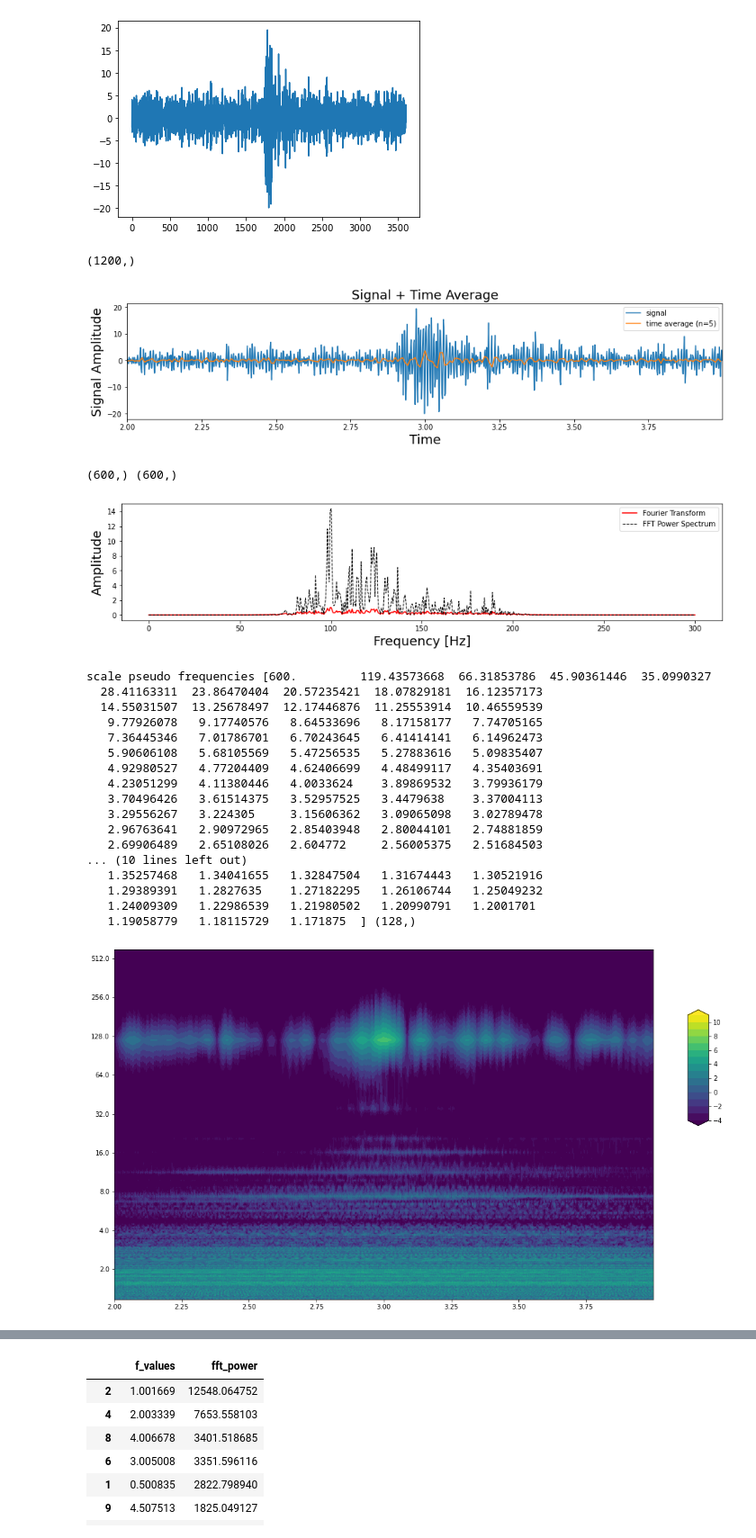
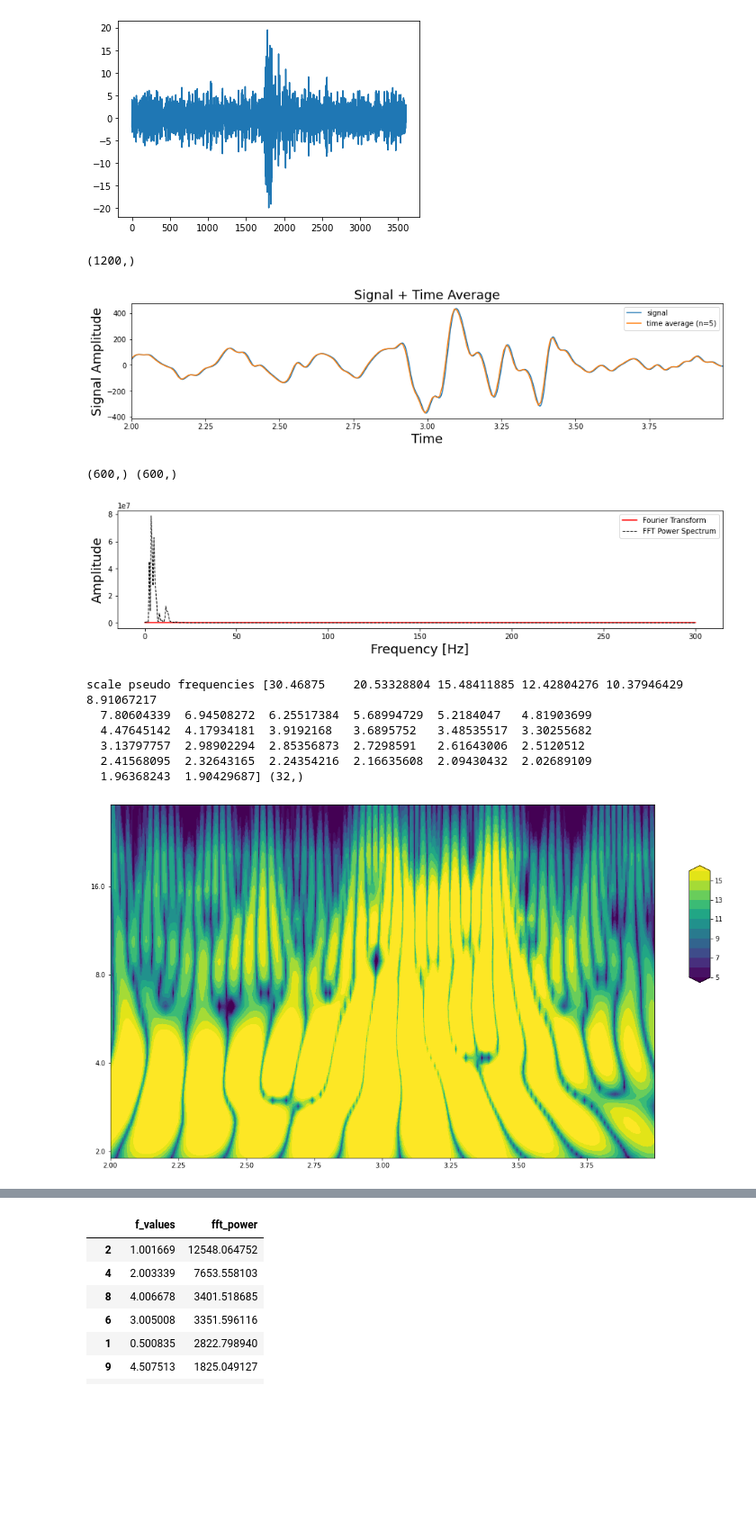
Before and after one commit to genzellab/ripple-classifier, a Jupyter notebook: plots.ipynb, the cells around one changed output, grey strips where cells are left out. Shown at 90% size. Drawn from its saved outputs; the diff is of its cells as text; code cells hidden in the pictures; blank space fills up the shorter version.

Commit message:
belo dataset creation and training

```diff
--- a/plots.ipynb
+++ b/plots.ipynb
@@ -10,7 +10,8 @@ import pywt
 # %%
 # read .mat file
 from scipy.io import loadmat
-mat = loadmat('data/VEH_HPCpyra/HPCpyra_events_ratID3.mat')
+mat = loadmat('data/VEH_FEATURES_MULTI/GC_ratID3_veh.mat')
+# mat = loadmat('data/VEH_HPCpyra/HPCpyra_events_ratID3.mat')
 # mat = loadmat('data/PFCshal/PFCshal_events_ratID3.mat')
 mat.keys()
 # %% [output]
@@ -19,0 +19,5 @@ dataset = 'HPCpyra_complex_swr_veh'
+# %%
+dataset = 'GC_complex_swr_ratID3_veh'
+# mat[dataset]['HPCbelo_trace'][0,0][0,0]
+mat[dataset]['waveforms'][0,0][0,0].shape
+np.array(mat[dataset]['waveforms'][0,0].ravel().tolist()).shape
@@ -84,6 +74,7 @@ def plot_wavelet_freq(time, signal, scales,
     [coefficients, frequencies] = pywt.cwt(signal, scales, waveletname, dt)
     power = (abs(coefficients)) ** 2
     levels = [0.0625, 0.125, 0.25, 0.5, 1, 2, 4, 8,16,32,64,128,256,512,1024,2048,]
+    levels = [32,64,128,256,512,1024,2048,4096,8192,16384,32768,65536]
     contourlevels = np.log2(levels)
     print('scale pseudo frequencies',frequencies,frequencies.shape)
     fig, ax = plt.subplots(figsize=(15, 10))
@@ -182,53 +173,42 @@ def get_ave_values(xvalues, yvalues, n = 5):
     y_ave = np.nanmean(yarr_reshaped, axis=1)
     return x_ave, y_ave
 
 
-df, sr= pd.DataFrame(mat[dataset][0]), 600
+df, sr= pd.DataFrame(mat[dataset]['waveforms'][0,0][0,0][2]), 600#pd.DataFrame(mat[dataset][0]), 600
 #swr
 #does 0,7,8 counts as two ripples?
 #complex
 #5 is not aligned
 #does 6 counts as two ripples?
 N = df.shape[0]
 t0=0
 dt=1/sr
 duration = 2
 time = np.arange(int(N/2 - duration/2*sr), int(N/2 + duration/2*sr)) * dt + t0
 signal = df.values.squeeze()[int(N/2-duration/2*sr):int(N/2+ duration/2*sr)]
 print(time.shape)
-scales = np.linspace(1,512, 128)#np.arange(1, 124)
+scales = np.linspace(16,256, 32)#np.arange(1, 124)
 
 plot_signal_plus_average(time, signal)
 f_values,fft_power = plot_fft_plus_power(time, signal)
 # plot_wavelet(time, signal, scales)
-plot_wavelet_freq(time, signal, scales,waveletname='cmor20.5-1.0',cmap=None)
+plot_wavelet_freq(time, signal, scales,waveletname='morl',cmap=None)
 
 plot_wavelet_freq(time, signal, scales,waveletname='cmor10.5-1.0',cmap=None)
 
 # duration = 0.4
 # time = np.arange(int(N/2 - duration/2*sr), int(N/2 + duration/2*sr)) * dt + t0
 # signal = df.values.squeeze()[int(N/2-duration/2*sr):int(N/2+ duration/2*sr)]
 # plot_signal_plus_average(time, signal)
 # %% [output]
 (1200,)
-[figure, old version]
+[figure, new version]
 (600,) (600,)
-[figure, old version]
+[figure, new version]
-scale pseudo frequencies [600.         119.43573668  66.31853786  45.90361446  35.0990327
-  28.41163311  23.86470404  20.57235421  18.07829181  16.12357173
-  14.55031507  13.25678497  12.17446876  11.25553914  10.46559539
-   9.77926078   9.17740576   8.64533696   8.17158177   7.74705165
-   7.36445346   7.01786701   6.70243645   6.41414141   6.14962473
-   5.90606108   5.68105569   5.47256535   5.27883616   5.09835407
-   4.92980527   4.77204409   4.62406699   4.48499117   4.35403691
-   4.23051299   4.11380446   4.0033624    3.89869532   3.79936179
-   3.70496426   3.61514375   3.52957525   3.4479638    3.37004113
-   3.29556267   3.224305     3.15606362   3.09065098   3.02789478
-   2.96763641   2.90972965   2.85403948   2.80044101   2.74881859
-   2.69906489   2.65108026   2.604772     2.56005375   2.51684503
-... (10 lines left out)
-   1.35257468   1.34041655   1.32847504   1.31674443   1.30521916
-   1.29389391   1.2827635    1.27182295   1.26106744   1.25049232
-   1.24009309   1.22986539   1.21980502   1.20990791   1.2001701
-   1.19058779   1.18115729   1.171875  ] (128,)
+scale pseudo frequencies [30.46875    20.53328804 15.48411885 12.42804276 10.37946429  8.91067217
+  7.80604339  6.94508272  6.25517384  5.68994729  5.2184047   4.81903699
+  4.47645142  4.17934181  3.9192168   3.6895752   3.48535517  3.30255682
+  3.13797757  2.98902294  2.85356873  2.7298591   2.61643006  2.5120512
+  2.41568095  2.32643165  2.24354216  2.16635608  2.09430432  2.02689109
+  1.96368243  1.90429687] (32,)
-[figure, old version]
+[figure, new version]
```
Also changed, not shown: parts of 11 cells of this notebook, 8 other files.
